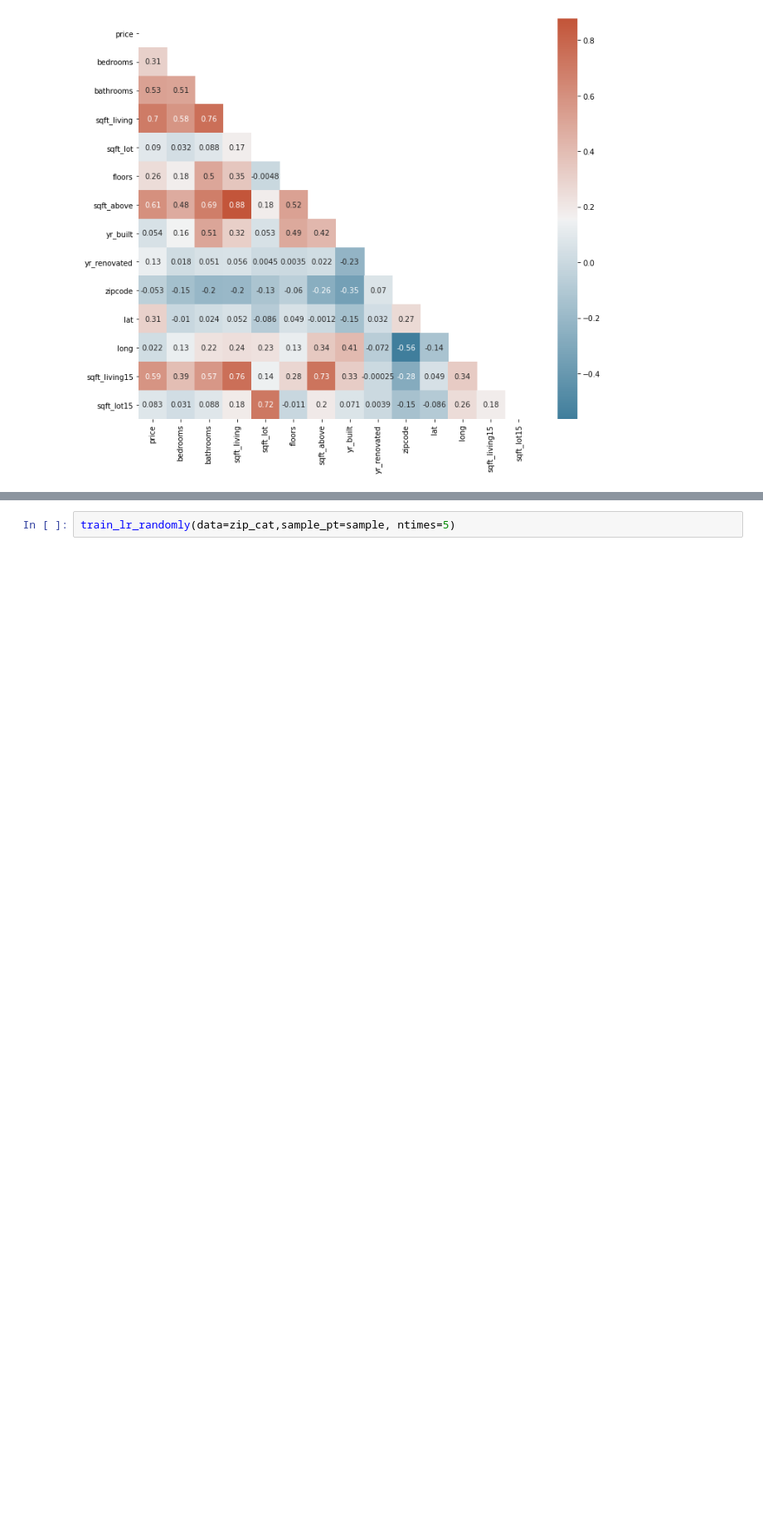
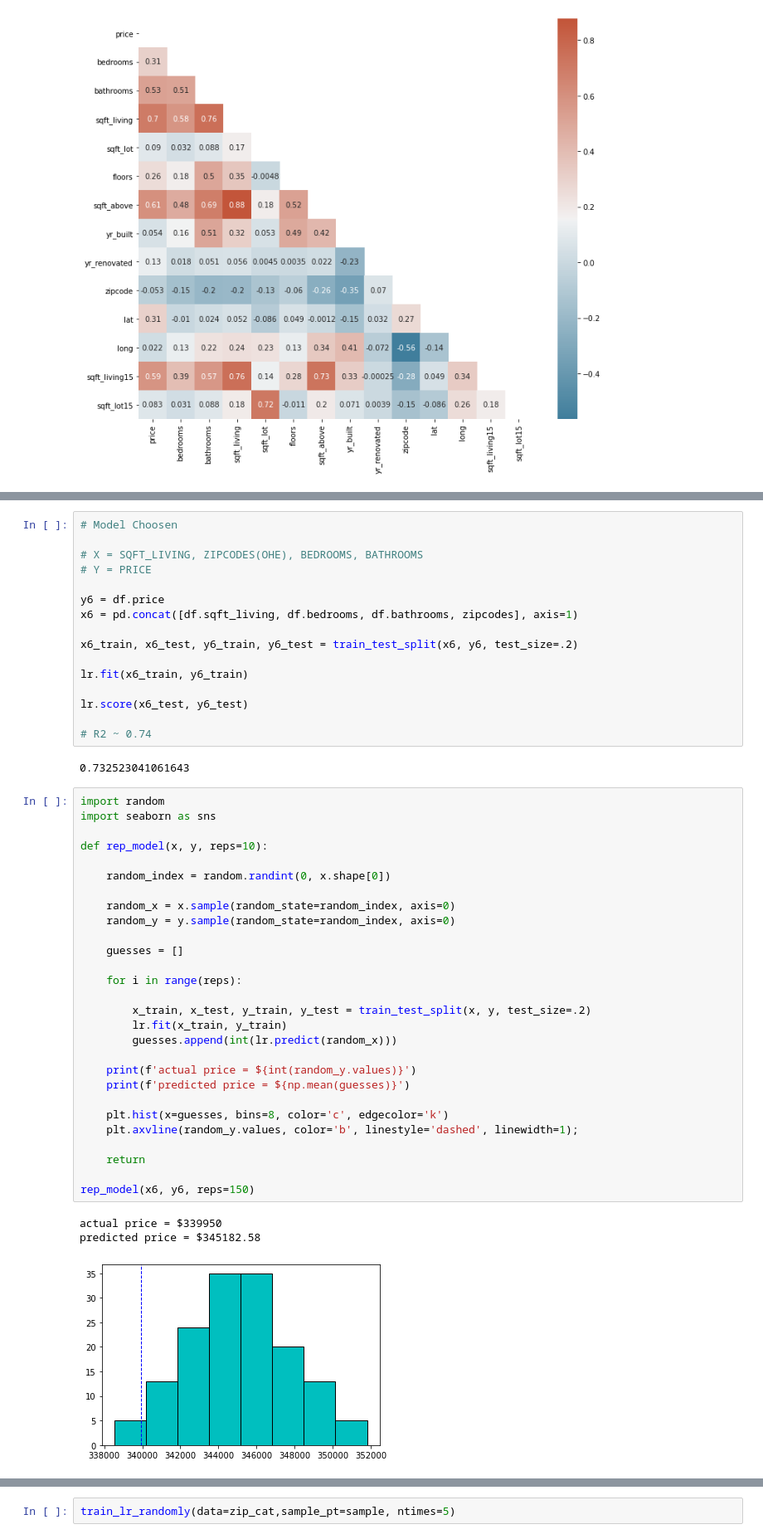
Before and after one commit to smashley-eakland/phase-2-project, a Jupyter notebook: Test_notebook.ipynb, the cells around one changed output, grey strips where cells are left out. Shown: that part at 83% size. Saved outputs shown, nothing was run; the diff lists cells and outputs as text; blank space fills up the shorter version.

Commit message:
Cleaned notebook to make runable, created random function

```diff
--- a/Test_notebook.ipynb
+++ b/Test_notebook.ipynb
@@ -230,0 +299,50 @@ strong multicollinearity or other numerical problems.
+# %%
+# Model Choosen
+
+# X = SQFT_LIVING, ZIPCODES(OHE), BEDROOMS, BATHROOMS
+# Y = PRICE
+
+y6 = df.price
+x6 = pd.concat([df.sqft_living, df.bedrooms, df.bathrooms, zipcodes], axis=1)
+
+x6_train, x6_test, y6_train, y6_test = train_test_split(x6, y6, test_size=.2)
+
+lr.fit(x6_train, y6_train)
+
+lr.score(x6_test, y6_test)
+
+# R2 ~ 0.74
+# %% [output]
+0.732523041061643
+# %%
+import random
+import seaborn as sns
+
+def rep_model(x, y, reps=10):
+
+    random_index = random.randint(0, x.shape[0])
+
+    random_x = x.sample(random_state=random_index, axis=0)
+    random_y = y.sample(random_state=random_index, axis=0)
+
+    guesses = []
+
+    for i in range(reps):
+
+        x_train, x_test, y_train, y_test = train_test_split(x, y, test_size=.2)
+        lr.fit(x_train, y_train)
+        guesses.append(int(lr.predict(random_x)))
+
+    print(f'actual price = ${int(random_y.values)}')
+    print(f'predicted price = ${np.mean(guesses)}')
+
+    plt.hist(x=guesses, bins=8, color='c', edgecolor='k')
+    plt.axvline(random_y.values, color='b', linestyle='dashed', linewidth=1);
+
+    return
+
+rep_model(x6, y6, reps=150)
+# %% [output]
+actual price = $339950
+predicted price = $345182.58
+[figure, added]
```
Also changed, not shown: parts of 15 cells of this notebook.
